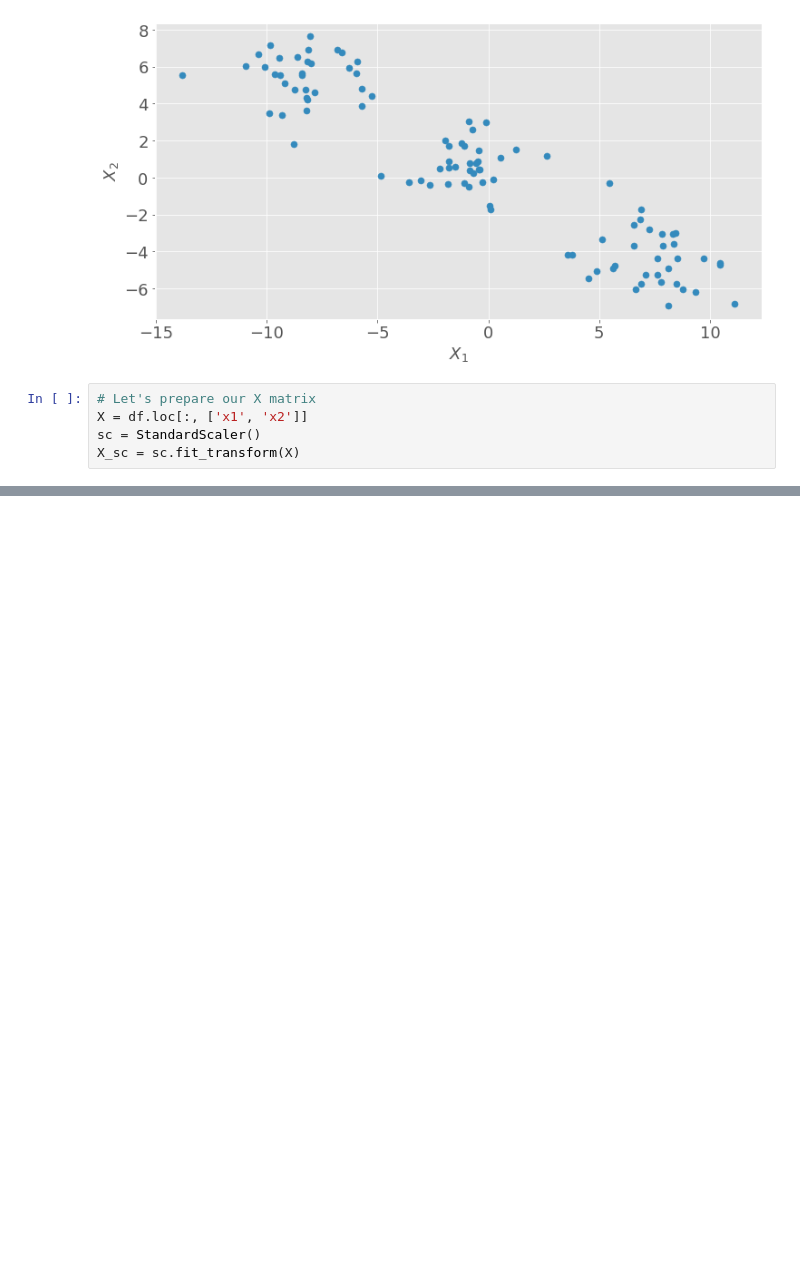
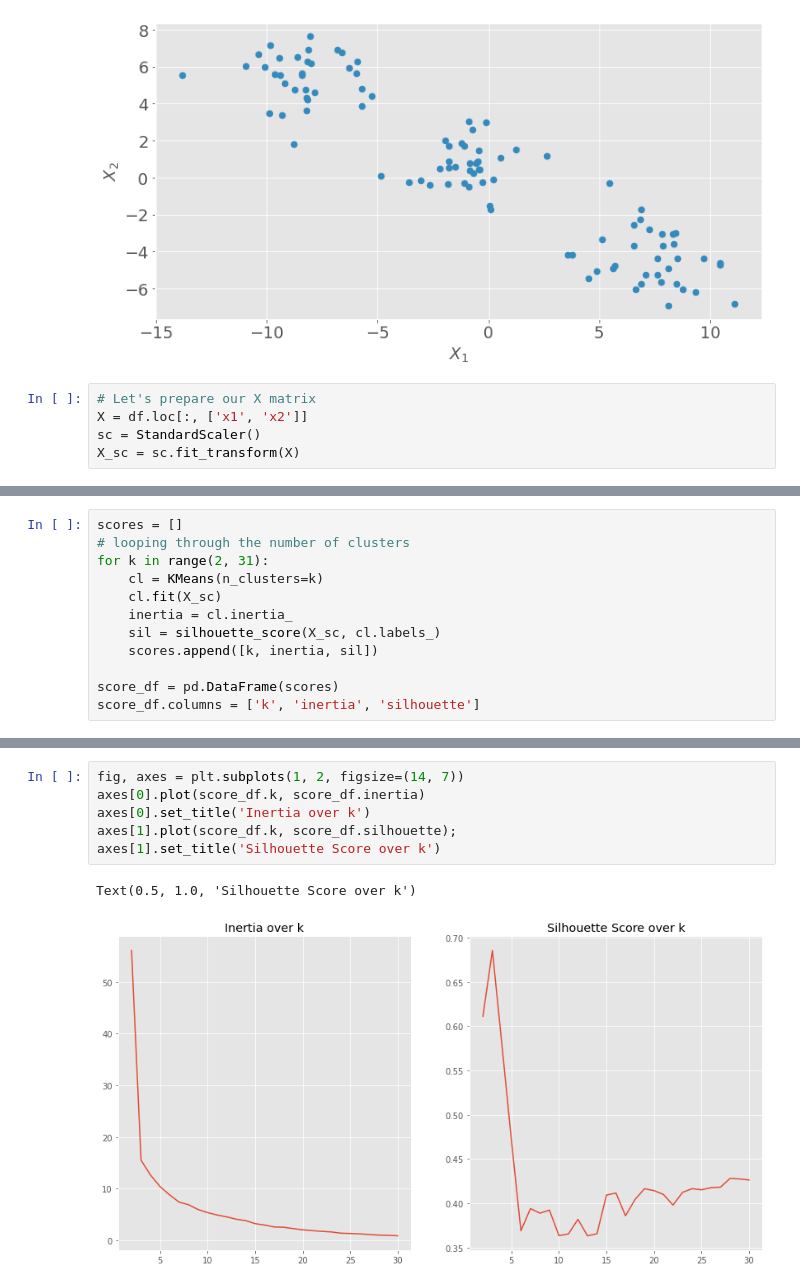
Before and after one commit to ethan-eplee/Personal-Repo, a Jupyter notebook: Unsupervised Learning Clustering/Clustering.ipynb, the cells around one changed output, grey strips where cells are left out. Cells and saved outputs as stored; diff of their text form; blank space fills up the shorter version.

```diff
--- a/Unsupervised Learning Clustering/Clustering.ipynb
+++ b/Unsupervised Learning Clustering/Clustering.ipynb
@@ -152,0 +300,12 @@ KMeans(n_clusters=3, random_state=42)
+# %%
+scores = []
+# looping through the number of clusters
+for k in range(2, 31):
+    cl = KMeans(n_clusters=k)
+    cl.fit(X_sc)
+    inertia = cl.inertia_
+    sil = silhouette_score(X_sc, cl.labels_)
+    scores.append([k, inertia, sil])
+
+score_df = pd.DataFrame(scores)
+score_df.columns = ['k', 'inertia', 'silhouette']
@@ -152,0 +321,9 @@ KMeans(n_clusters=3, random_state=42)
+# %%
+fig, axes = plt.subplots(1, 2, figsize=(14, 7))
+axes[0].plot(score_df.k, score_df.inertia)
+axes[0].set_title('Inertia over k')
+axes[1].plot(score_df.k, score_df.silhouette);
+axes[1].set_title('Silhouette Score over k')
+# %% [output]
+Text(0.5, 1.0, 'Silhouette Score over k')
+[figure, added]
```
Also changed, not shown: parts of 18 cells of this notebook.
